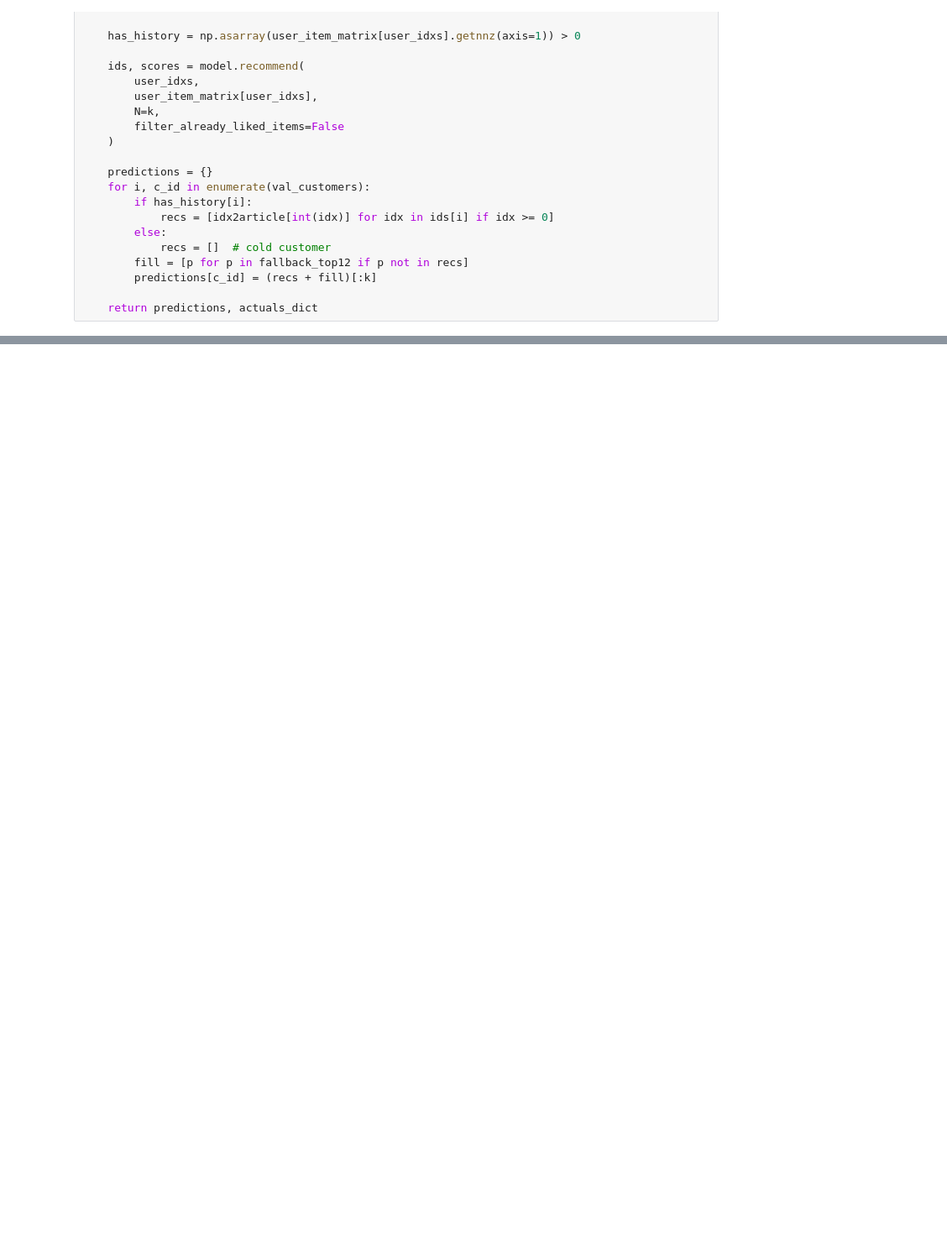
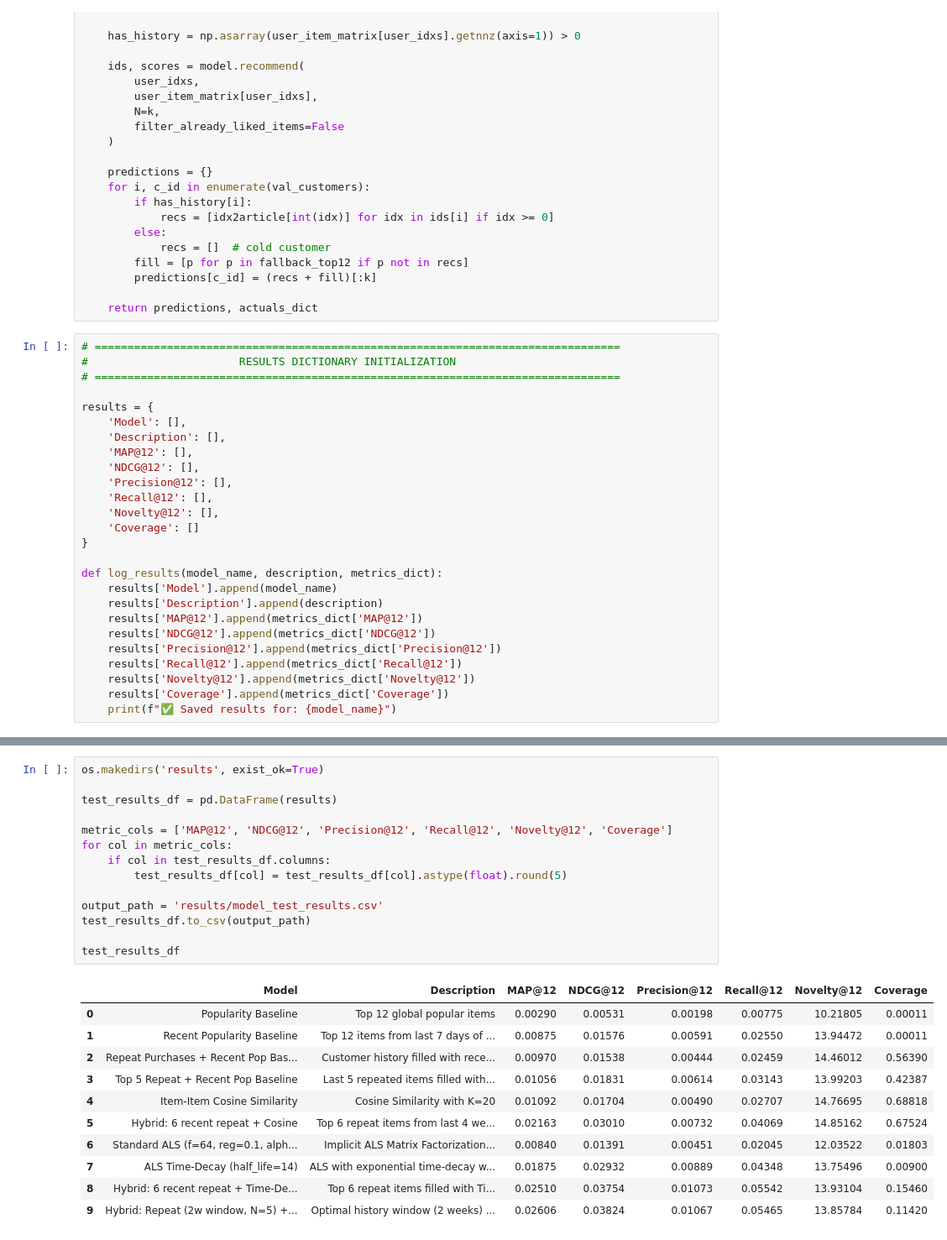
Before and after one commit to parsyan-n/hm-recommendation-project, a Jupyter notebook: final_test_evaluation.ipynb, the cells around one changed output, grey strips where cells are left out. Shown at 84% size. Saved outputs shown, nothing was run; the diff lists cells and outputs as text; blank space fills up the shorter version.

Commit message:
Complete model test evaluation and export final metrics to CSV

```diff
--- a/final_test_evaluation.ipynb
+++ b/final_test_evaluation.ipynb
@@ -105,3 +105,29 @@ def predict_implicit_model(model, val_df, k=12):
         predictions[c_id] = (recs + fill)[:k]
 
     return predictions, actuals_dict
+# %%
+# ================================================================================
+#                       RESULTS DICTIONARY INITIALIZATION
+# ================================================================================
+
+results = {
+    'Model': [],
+    'Description': [],
+    'MAP@12': [],
+    'NDCG@12': [],
+    'Precision@12': [],
+    'Recall@12': [],
+    'Novelty@12': [],
+    'Coverage': []
+}
+
+def log_results(model_name, description, metrics_dict):
+    results['Model'].append(model_name)
+    results['Description'].append(description)
+    results['MAP@12'].append(metrics_dict['MAP@12'])
+    results['NDCG@12'].append(metrics_dict['NDCG@12'])
+    results['Precision@12'].append(metrics_dict['Precision@12'])
+    results['Recall@12'].append(metrics_dict['Recall@12'])
+    results['Novelty@12'].append(metrics_dict['Novelty@12'])
+    results['Coverage'].append(metrics_dict['Coverage'])
+    print(f"✅ Saved results for: {model_name}")
@@ -107,0 +632,26 @@ def predict_implicit_model(model, val_df, k=12):
+# %%
+os.makedirs('results', exist_ok=True)
+
+test_results_df = pd.DataFrame(results)
+
+metric_cols = ['MAP@12', 'NDCG@12', 'Precision@12', 'Recall@12', 'Novelty@12', 'Coverage']
+for col in metric_cols:
+    if col in test_results_df.columns:
+        test_results_df[col] = test_results_df[col].astype(float).round(5)
+
+output_path = 'results/model_test_results.csv'
+test_results_df.to_csv(output_path)
+
+test_results_df
+# %% [output]
+|  | Model | Description | MAP@12 | NDCG@12 | Precision@12 | Recall@12 | Novelty@12 | Coverage |
+| 0 | Popularity Baseline | Top 12 global popular items | 0.00290 | 0.00531 | 0.00198 | 0.00775 | 10.21805 | 0.00011 |
+| 1 | Recent Popularity Baseline | Top 12 items from last 7 days of ... | 0.00875 | 0.01576 | 0.00591 | 0.02550 | 13.94472 | 0.00011 |
+| 2 | Repeat Purchases + Recent Pop Bas... | Customer history filled with rece... | 0.00970 | 0.01538 | 0.00444 | 0.02459 | 14.46012 | 0.56390 |
+| 3 | Top 5 Repeat + Recent Pop Baseline | Last 5 repeated items filled with... | 0.01056 | 0.01831 | 0.00614 | 0.03143 | 13.99203 | 0.42387 |
+| 4 | Item-Item Cosine Similarity | Cosine Similarity with K=20 | 0.01092 | 0.01704 | 0.00490 | 0.02707 | 14.76695 | 0.68818 |
+| 5 | Hybrid: 6 recent repeat + Cosine | Top 6 repeat items from last 4 we... | 0.02163 | 0.03010 | 0.00732 | 0.04069 | 14.85162 | 0.67524 |
+| 6 | Standard ALS (f=64, reg=0.1, alph... | Implicit ALS Matrix Factorization... | 0.00840 | 0.01391 | 0.00451 | 0.02045 | 12.03522 | 0.01803 |
+| 7 | ALS Time-Decay (half_life=14) | ALS with exponential time-decay w... | 0.01875 | 0.02932 | 0.00889 | 0.04348 | 13.75496 | 0.00900 |
+| 8 | Hybrid: 6 recent repeat + Time-De... | Top 6 repeat items filled with Ti... | 0.02510 | 0.03754 | 0.01073 | 0.05542 | 13.93104 | 0.15460 |
+| 9 | Hybrid: Repeat (2w window, N=5) +... | Optimal history window (2 weeks) ... | 0.02606 | 0.03824 | 0.01067 | 0.05465 | 13.85784 | 0.11420 |
```
Also changed, not shown: parts of 11 cells of this notebook, 1 other file.
